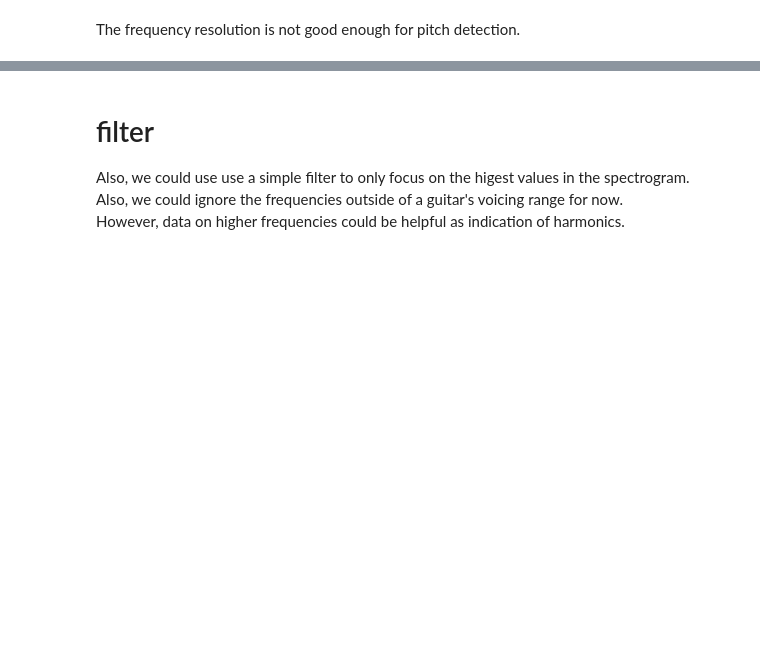
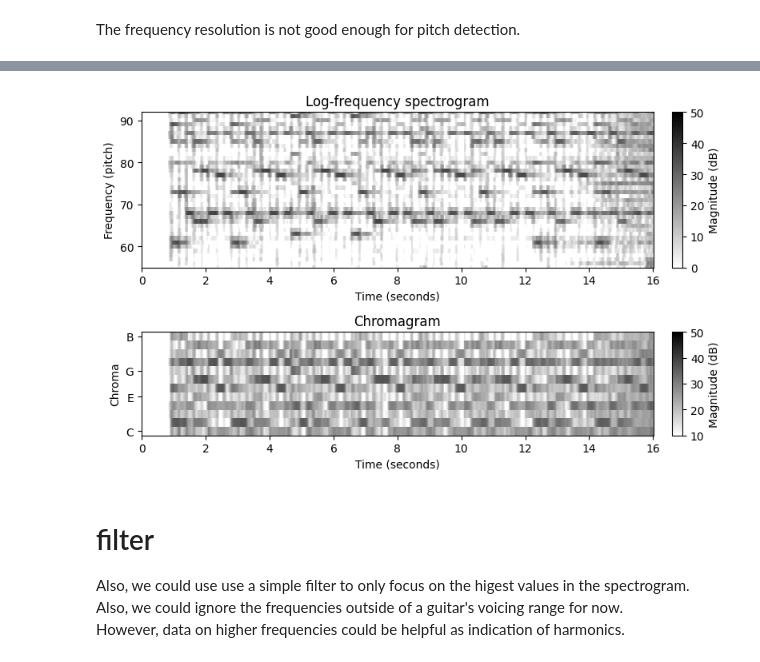
Before and after one commit to Rickymtl/tabs-maker, a Jupyter notebook: Visualization.ipynb, the cells around one changed output, grey strips where cells are left out. Drawn from its saved outputs; the diff is of its cells as text; code cells hidden in the pictures; blank space fills up the shorter version.

```diff
--- a/Visualization.ipynb
+++ b/Visualization.ipynb
@@ -199,3 +351,26 @@ The frequency resolution is not good enough for pitch detection.
+# %%
+x, Fs = librosa.load(segment_wav)
+
+N, H = 4096, 512
+X, T_coef, F_coef = libfmp.c2.stft_convention_fmp(x, Fs, N, H)
+Y = np.abs(X) ** 2
+Y_LF, F_coef_pitch = libfmp.c3.compute_spec_log_freq(Y, Fs, N)
+C = libfmp.c3.compute_chromagram(Y_LF)
+
+fig, ax = plt.subplots(2, 2, gridspec_kw={'width_ratios': [1, 0.02],
+                                          'height_ratios': [3, 2]}, figsize=(8, 5))
+
+libfmp.b.plot_matrix(10 * np.log10(eps + Y_LF), Fs=Fs/H, ax=[ax[0,0], ax[0,1]],
+        ylim=[55,92], clim=[0, 50], title='Log-frequency spectrogram',
+        ylabel='Frequency (pitch)', colorbar=True, cbar_label='Magnitude (dB)');
+
+libfmp.b.plot_chromagram(10 * np.log10(eps + C), Fs=Fs/H, ax=[ax[1,0], ax[1,1]],
+        chroma_yticks = [0,4,7,11], clim=[10, 50], title='Chromagram',
+        ylabel='Chroma', colorbar=True, cbar_label='Magnitude (dB)');
+
+plt.tight_layout()
+# %% [output]
+[figure, added]
 # %% [markdown]
 # filter
 
```
Also changed, not shown: parts of 6 cells of this notebook.
